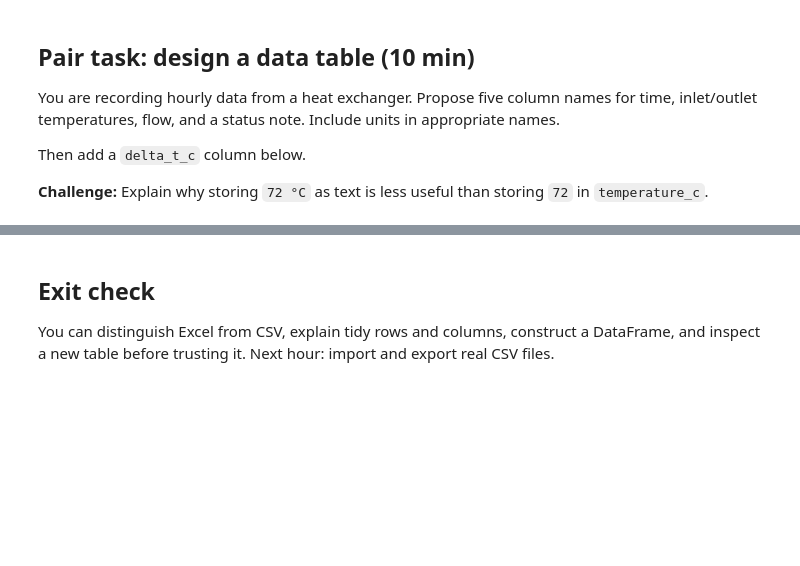
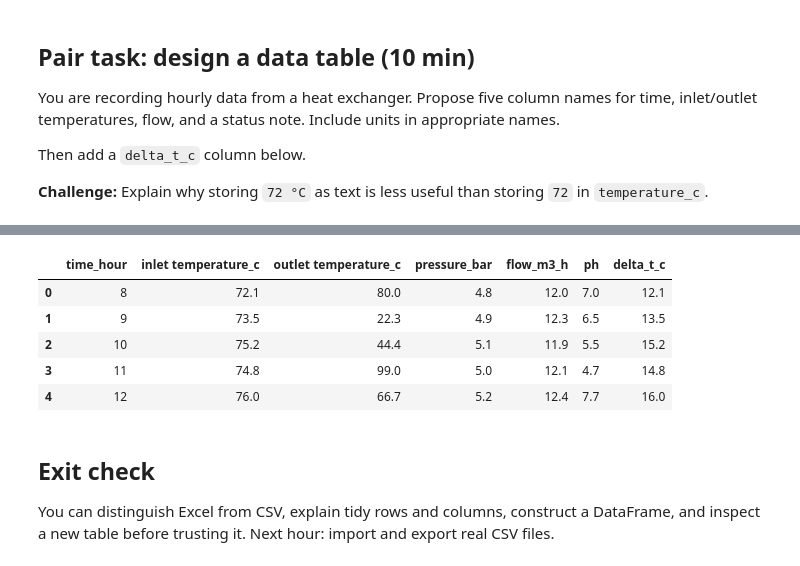
Before and after one commit to shreyashwasnik2006/Module_5_6_Both, a Jupyter notebook: 04_01_tabular_data_excel_csv.ipynb, the cells around one changed output, grey strips where cells are left out. Cells and saved outputs as stored; diff of their text form; code cells hidden in the pictures; blank space fills up the shorter version.

```diff
--- a/04_01_tabular_data_excel_csv.ipynb
+++ b/04_01_tabular_data_excel_csv.ipynb
@@ -80,4 +111,12 @@ Then add a `delta_t_c` column below.
 **Challenge:** Explain why storing `72 °C` as text is less useful than storing `72` in `temperature_c`.
 # %%
 process_data['delta_t_c'] = process_data['temperature_c'] - 60
+process_data = pd.DataFrame({
+    'time_hour': [8, 9, 10, 11, 12],
+    'inlet temperature_c': [72.1, 73.5, 75.2, 74.8, 76.0],
+    'outlet temperature_c': [80.0,22.3,44.4,99.0,66.7],
+    'pressure_bar': [4.8, 4.9, 5.1, 5.0, 5.2],
+    'flow_m3_h': [12.0, 12.3, 11.9, 12.1, 12.4],
+    'ph': [7.0,6.5,5.5,4.7,7.7]
+})
 process_data
@@ -84,3 +130,13 @@ process_data
+# %%
+process_data['delta_t_c'] = process_data['inlet temperature_c']- 60
+process_data
+# %% [output]
+|  | time_hour | inlet temperature_c | outlet temperature_c | pressure_bar | flow_m3_h | ph | delta_t_c |
+| 0 | 8 | 72.1 | 80.0 | 4.8 | 12.0 | 7.0 | 12.1 |
+| 1 | 9 | 73.5 | 22.3 | 4.9 | 12.3 | 6.5 | 13.5 |
+| 2 | 10 | 75.2 | 44.4 | 5.1 | 11.9 | 5.5 | 15.2 |
+| 3 | 11 | 74.8 | 99.0 | 5.0 | 12.1 | 4.7 | 14.8 |
+| 4 | 12 | 76.0 | 66.7 | 5.2 | 12.4 | 7.7 | 16.0 |
 # %% [markdown]
 ## Exit check
 
```
Also changed, not shown: parts of 2 cells of this notebook.
